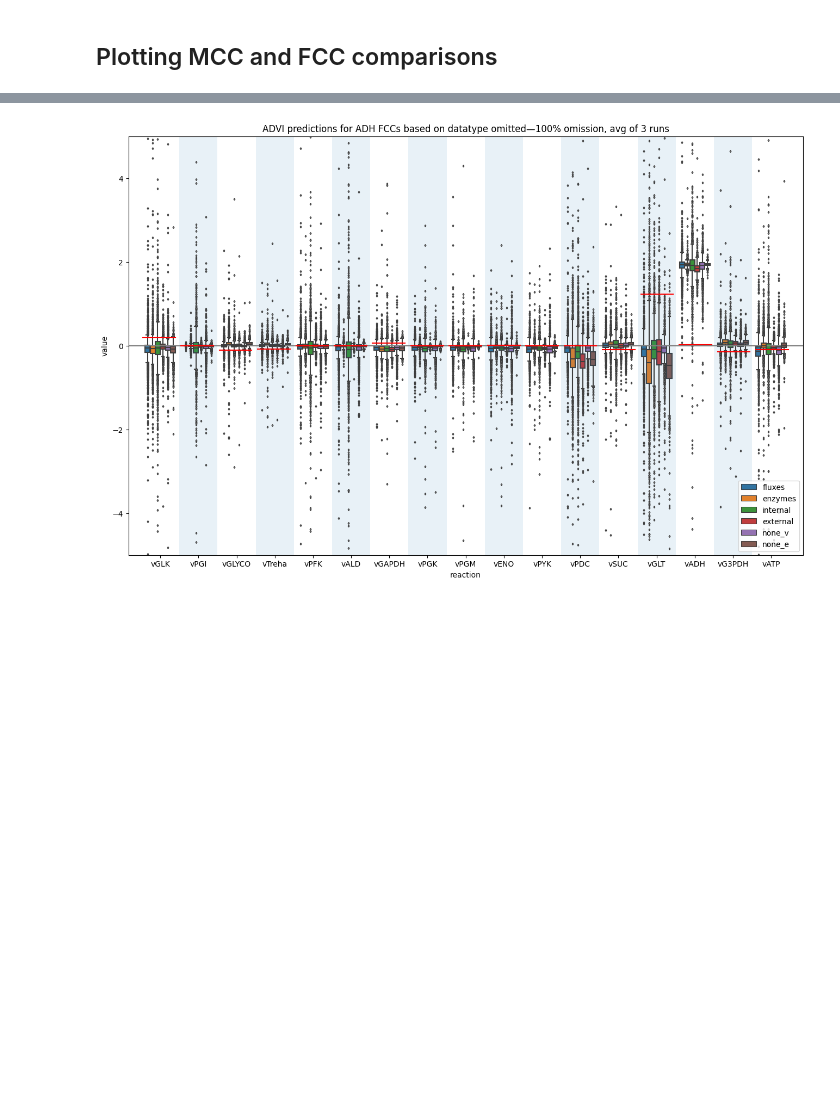
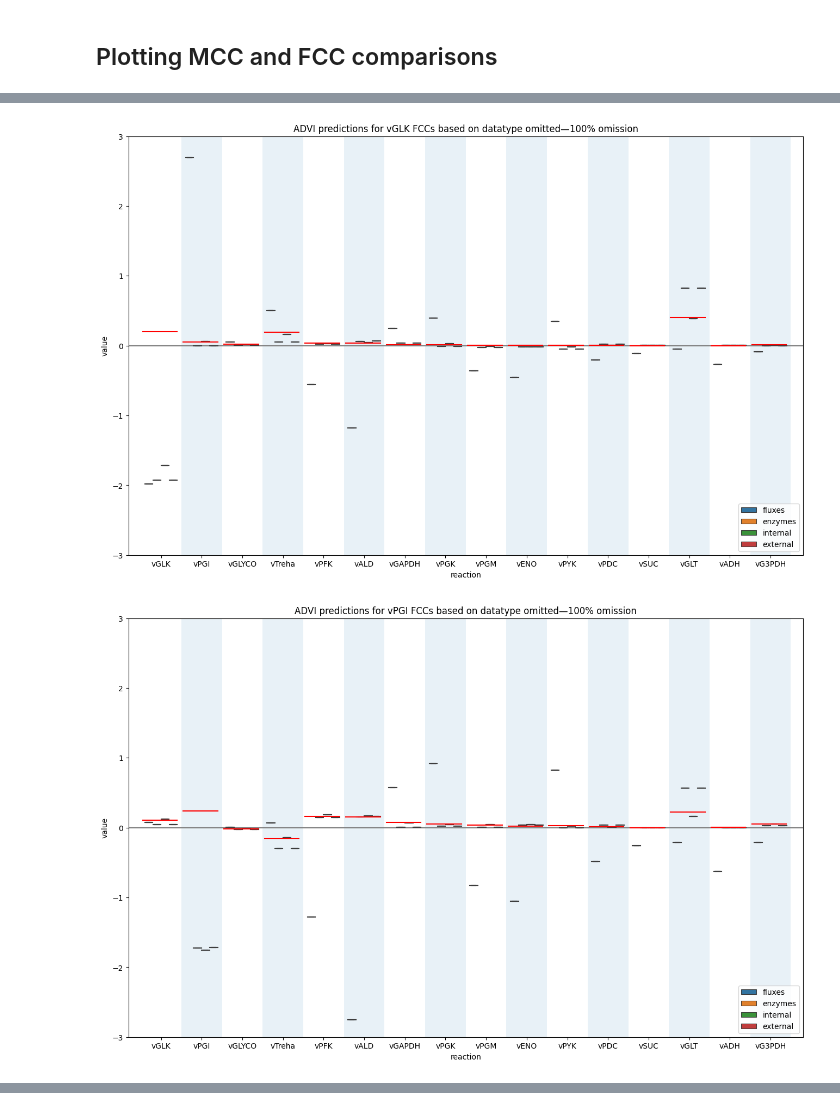
Before and after one commit to sys-bio/BMCA-pipeline, a Jupyter notebook: notebooks/omitted_data/combination100_ADVI.ipynb, the cells around one changed output, grey strips where cells are left out. Drawn from its saved outputs; the diff is of its cells as text; code cells hidden in the pictures; blank space fills up the shorter version.

```diff
--- a/notebooks/omitted_data/combination100_ADVI.ipynb
+++ b/notebooks/omitted_data/combination100_ADVI.ipynb
@@ -591,11 +492,23 @@ post_e_t = np.median(np.concatenate([post_e_t_1, post_e_t_2, post_e_t_3], axis=2
+# %%
+vt_0 = (traces_v[0]['posterior']['v_t']).to_numpy().squeeze()
+vt_1 = (traces_v[1]['posterior']['v_t']).to_numpy().squeeze()
+vt_2 = (traces_v[2]['posterior']['v_t']).to_numpy().squeeze()
+v_t = np.concatenate([vt_0, vt_1, vt_2])
+med_v_t = np.median(v_t, axis=0)
+
+et_0 = (traces_e[0]['posterior']['e_t']).to_numpy().squeeze()
+et_1 = (traces_e[1]['posterior']['e_t']).to_numpy().squeeze()
+et_2 = (traces_e[2]['posterior']['e_t']).to_numpy().squeeze()
+e_t = np.concatenate([et_0, et_1, et_2])
+med_e_t = np.median(e_t, axis=0)
 # %%
 def estimate_CCs(BMCA_obj, Ex, vn=None, en=None):
     BMCA_obj.vn[BMCA_obj.vn == 0] = 1e-6
 
     if vn is not None:
-        a = np.diag(BMCA_obj.en.values / post_v_t.T)
+        a = np.diag(BMCA_obj.en.values / med_v_t.T)
     elif en is not None:
-        a = np.diag(post_e_t.T/ BMCA_obj.vn.values)
+        a = np.diag(med_e_t.T/ BMCA_obj.vn.values)
     else:
         a = np.diag(BMCA_obj.en.values / BMCA_obj.vn.values)
     a = np.diag(a)
@@ -666,22 +540,55 @@ ADH_sns_df.head()
 # %%
-fig = plt.figure(figsize=(16, 10))
+n_rxns = len(r.getReactionIds())
 
-# change the outlier markers to smaller pinpoints
-flierprops = dict(markerfacecolor='0.75', markersize=2,
-              linestyle='none')
-sns.boxplot(data=ADH_sns_df, x="reaction", y="value", hue='label', flierprops=flierprops) # , gap=.1
+def append_FCC_df(postFCC, label):
+    df = -pd.DataFrame(postFCC[:,i,:], columns=r.getReactionIds())
+    df['label']=[label]*len(df)
+    return df
 
-# add in ground truth lines
-for i,val in enumerate(gtFCC.loc['vADH']): # .sort_index()
-        plt.axhline(y = val, xmin = (0.021 + 0.0027*i) + (i*0.92)/17, xmax = (0.021 + 0.0027*i) + (i*0.92 + 0.82)/17, c='red', zorder=100)
+for i, rxn in enumerate(r.getReactionIds()):
+    rxn_FCCs = []
 
-# alternate color each group of reactions so it is easier to see
-for i in range(8):
-        plt.axvspan(2*i + 0.5, 2*i + 1.5, alpha=0.1)
+    postCCC, postFCC = estimate_CCs(BIOMD64_v, med_Ex_v, vn=med_v_t)
+    rxn_FCCs.append(append_FCC_df(postFCC, 'fluxes'))
+    postCCC, postFCC = estimate_CCs(BIOMD64_e, med_Ex_e, en=med_e_t)
+    rxn_FCCs.append(append_FCC_df(postFCC, 'enzymes'))
+    postCCC, postFCC = estimate_CCs(BIOMD64_x, med_Ex_x)
+    rxn_FCCs.append(append_FCC_df(postFCC, 'internal'))
+    postCCC, postFCC = estimate_CCs(BIOMD64_y, med_Ex_y)
+    rxn_FCCs.append(append_FCC_df(postFCC, 'external'))
 
-plt.axhline(0, c='gray')
-plt.ylim((-5,5))
-plt.legend(loc='lower right')
+    postCCC, postFCC = estimate_CCs(BIOMD64_x, med_Ex_none)
+    append_FCC_df(postFCC, 'none_v')
 
-plt.title('ADVI predictions for ADH FCCs based on datatype omitted—100% omission, avg of 3 runs')
+    prd_FCCs = pd.concat(rxn_FCCs)
+
+    sns_df = pd.DataFrame(prd_FCCs.loc[:, prd_FCCs.columns != 'label'].unstack())
+    sns_df['label'] = list(prd_FCCs['label']) * n_rxns
+
+    sns_df = sns_df.reset_index()
+    sns_df = sns_df.drop('level_1', axis=1) # could also probably drop 'index'?
+    sns_df.columns = ['reaction', 'value', 'label']
+
+    fig = plt.figure(figsize=(16, 10))
+
+    # change the outlier markers to smaller pinpoints
+    flierprops = dict(markerfacecolor='0.75', markersize=2,
+                linestyle='none')
+    sns.boxplot(data=sns_df, x="reaction", y="value", hue='label', flierprops=flierprops) # , gap=.1
+
+    # add in ground truth lines
+    for i,val in enumerate(gtFCC.loc[rxn]): # .sort_index()
+            plt.axhline(y = val, xmin = (0.021 + 0.0027*i) + (i*0.92)/n_rxns, xmax = (0.021 + 0.0027*i) + (i*0.92 + 0.82)/n_rxns, c='red', zorder=100)
+
+    # alternate color each group of reactions so it is easier to see
+    for i in range(8):
+            plt.axvspan(2*i + 0.5, 2*i + 1.5, alpha=0.1)
+
+    plt.axhline(0, c='gray')
+    plt.ylim((-3,3))
+    plt.legend(loc='lower right')
+
+    plt.title(f'ADVI predictions for {rxn} FCCs based on datatype omitted—100% omission')
 # %% [output]
+[figure, new version]
+[figure, added]
@@ -689 +605,0 @@ Text(0.5, 1.0, 'ADVI predictions for ADH FCCs based on datatype omitted—100% o
-[figure, old version]
```
Also changed, not shown: parts of 40 cells of this notebook.
